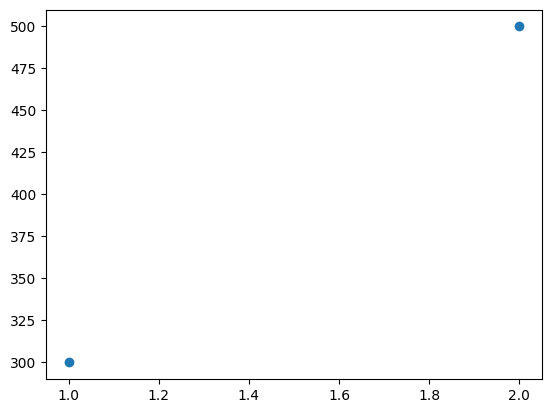
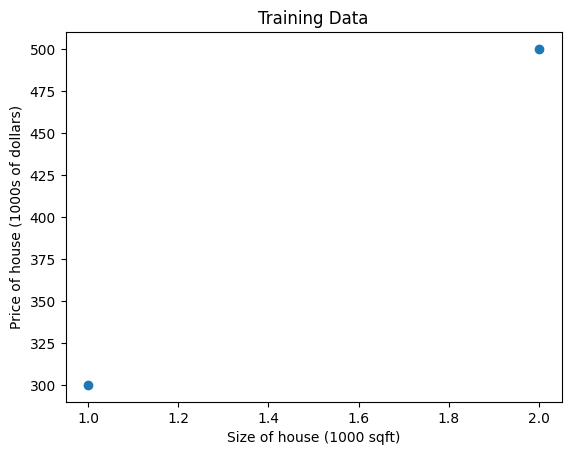
The notebook cell's code change between the first figure and the second:
--- before
+++ after
@@ -1,3 +1,6 @@
 import matplotlib.pyplot as plt
 plt.scatter(x_train, y_train)
+plt.title("Training Data")
+plt.xlabel("Size of house (1000 sqft)")
+plt.ylabel("Price of house (1000s of dollars)")
 plt.show()

Commit: Added more training pairs to dataset and implemented linear prediction function(fsubscriptw,b(x) = wx+b)